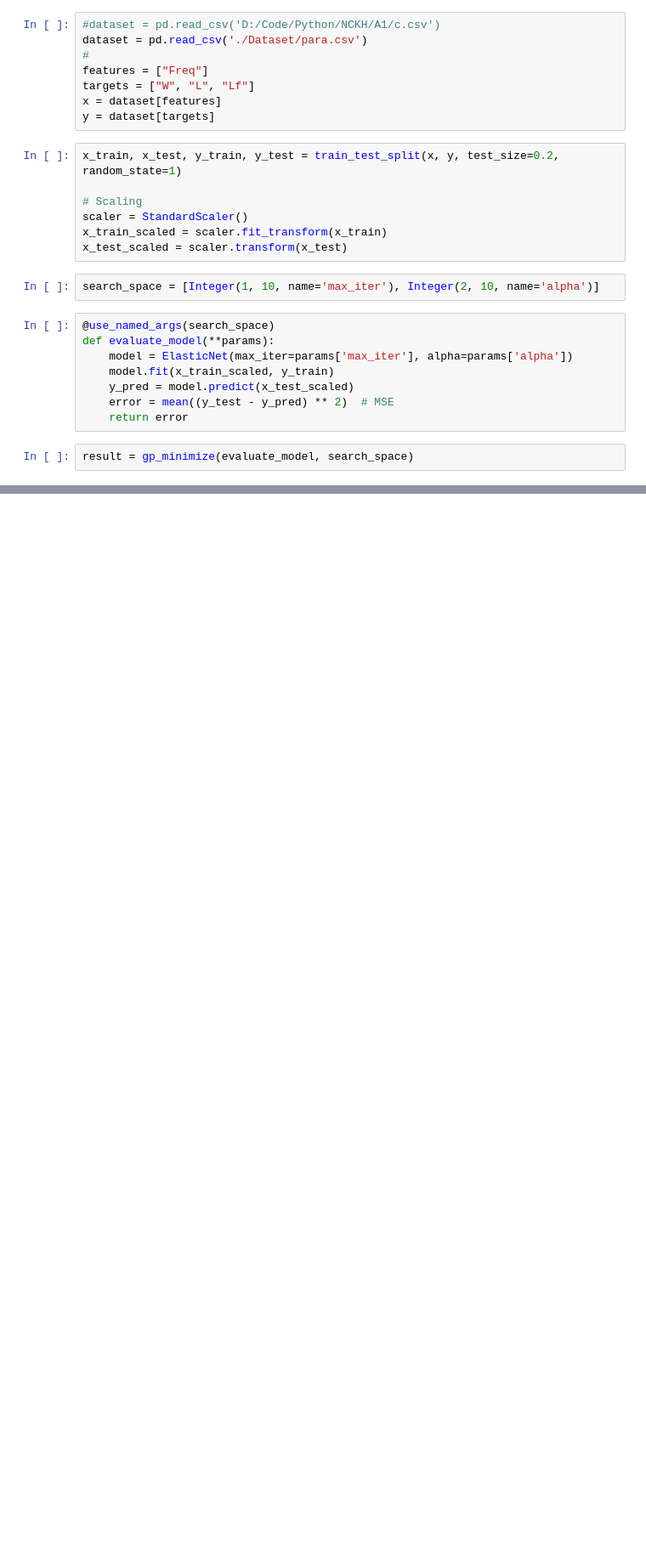
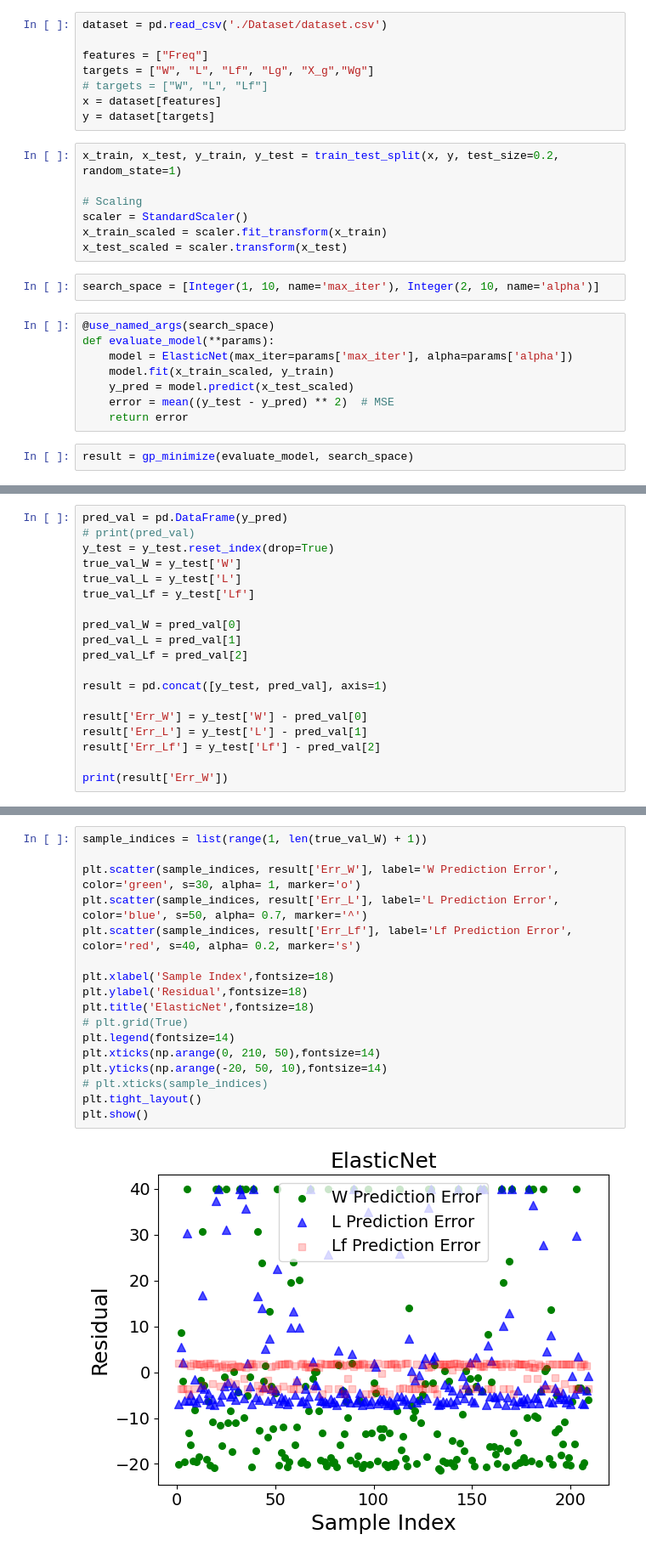
Before and after one commit to KientvEPU/Design-Patch-Antena-with-Machine-Learning, a Jupyter notebook: 5_ElasticNet.ipynb, the cells around one changed output, grey strips where cells are left out. Shown at 85% size. Cells and saved outputs as stored; diff of their text form; blank space fills up the shorter version.

```diff
--- a/5_ElasticNet.ipynb
+++ b/5_ElasticNet.ipynb
@@ -14,11 +14,11 @@ from sklearn.linear_model import ElasticNet
 import numpy as np
 from sklearn.metrics import mean_absolute_error, mean_squared_error, r2_score, explained_variance_score, median_absolute_error
 # %%
-#dataset = pd.read_csv('D:/Code/Python/NCKH/A1/c.csv')
-dataset = pd.read_csv('./Dataset/para.csv')
-#
+dataset = pd.read_csv('./Dataset/dataset.csv')
+
 features = ["Freq"]
-targets = ["W", "L", "Lf"]
+targets = ["W", "L", "Lf", "Lg", "X_g","Wg"]
+# targets = ["W", "L", "Lf"]
 x = dataset[features]
 y = dataset[targets]
 # %%
@@ -146,0 +140,19 @@ print(report)
+# %%
+pred_val = pd.DataFrame(y_pred)
+# print(pred_val)
+y_test = y_test.reset_index(drop=True)
+true_val_W = y_test['W']
+true_val_L = y_test['L']
+true_val_Lf = y_test['Lf']
+
+pred_val_W = pred_val[0]
+pred_val_L = pred_val[1]
+pred_val_Lf = pred_val[2]
+
+result = pd.concat([y_test, pred_val], axis=1)
+
+result['Err_W'] = y_test['W'] - pred_val[0]
+result['Err_L'] = y_test['L'] - pred_val[1]
+result['Err_Lf'] = y_test['Lf'] - pred_val[2]
+
+print(result['Err_W'])
@@ -146,0 +172,19 @@ print(report)
+# %%
+sample_indices = list(range(1, len(true_val_W) + 1))
+
+plt.scatter(sample_indices, result['Err_W'], label='W Prediction Error', color='green', s=30, alpha= 1, marker='o')
+plt.scatter(sample_indices, result['Err_L'], label='L Prediction Error', color='blue', s=50, alpha= 0.7, marker='^')
+plt.scatter(sample_indices, result['Err_Lf'], label='Lf Prediction Error', color='red', s=40, alpha= 0.2, marker='s')
+
+plt.xlabel('Sample Index',fontsize=18)
+plt.ylabel('Residual',fontsize=18)
+plt.title('ElasticNet',fontsize=18)
+# plt.grid(True)
+plt.legend(fontsize=14)
+plt.xticks(np.arange(0, 210, 50),fontsize=14)
+plt.yticks(np.arange(-20, 50, 10),fontsize=14)
+# plt.xticks(sample_indices)
+plt.tight_layout()
+plt.show()
+# %% [output]
+[figure, added]
```
Also changed, not shown: parts of 7 cells of this notebook, 6 other files.
